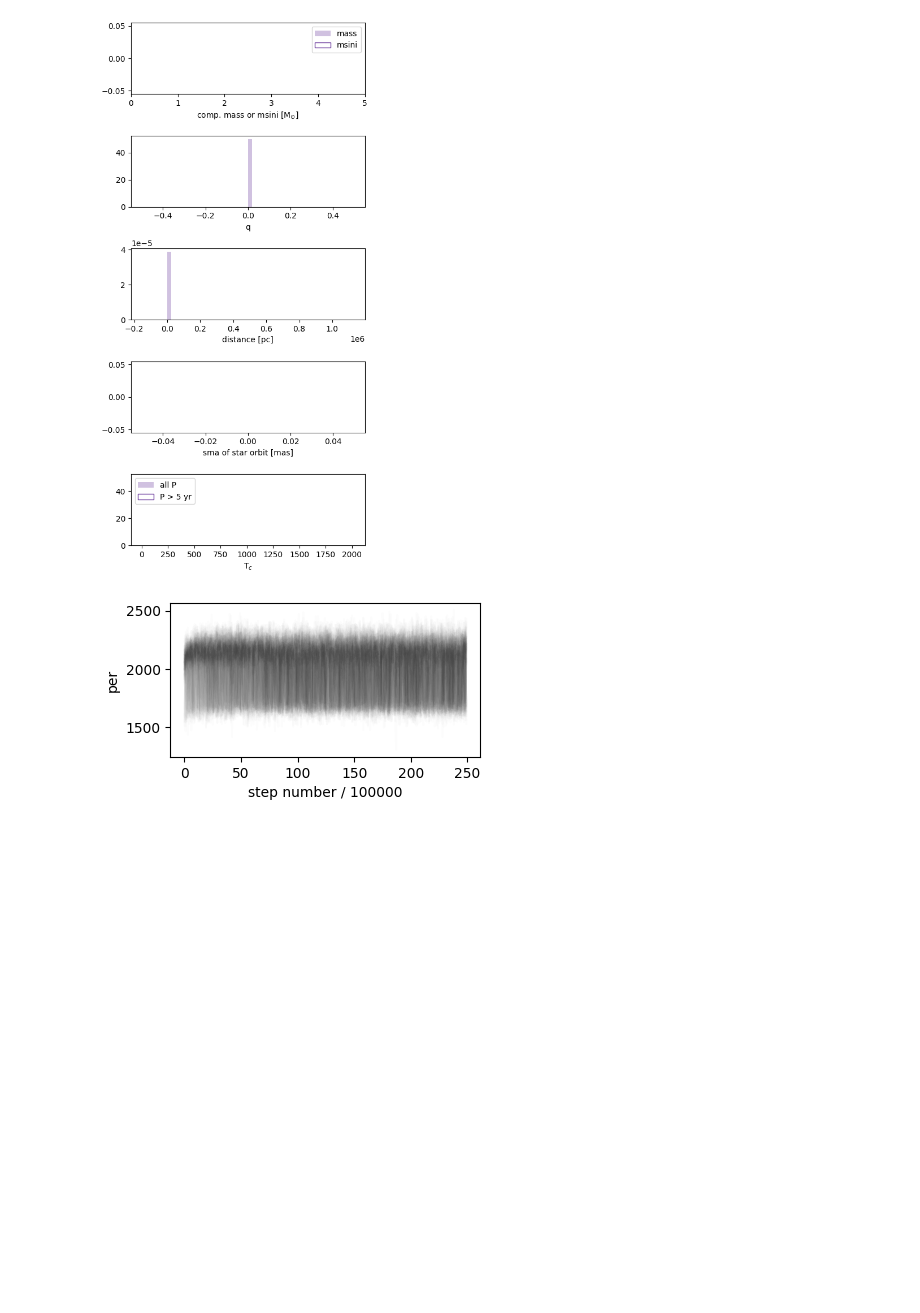
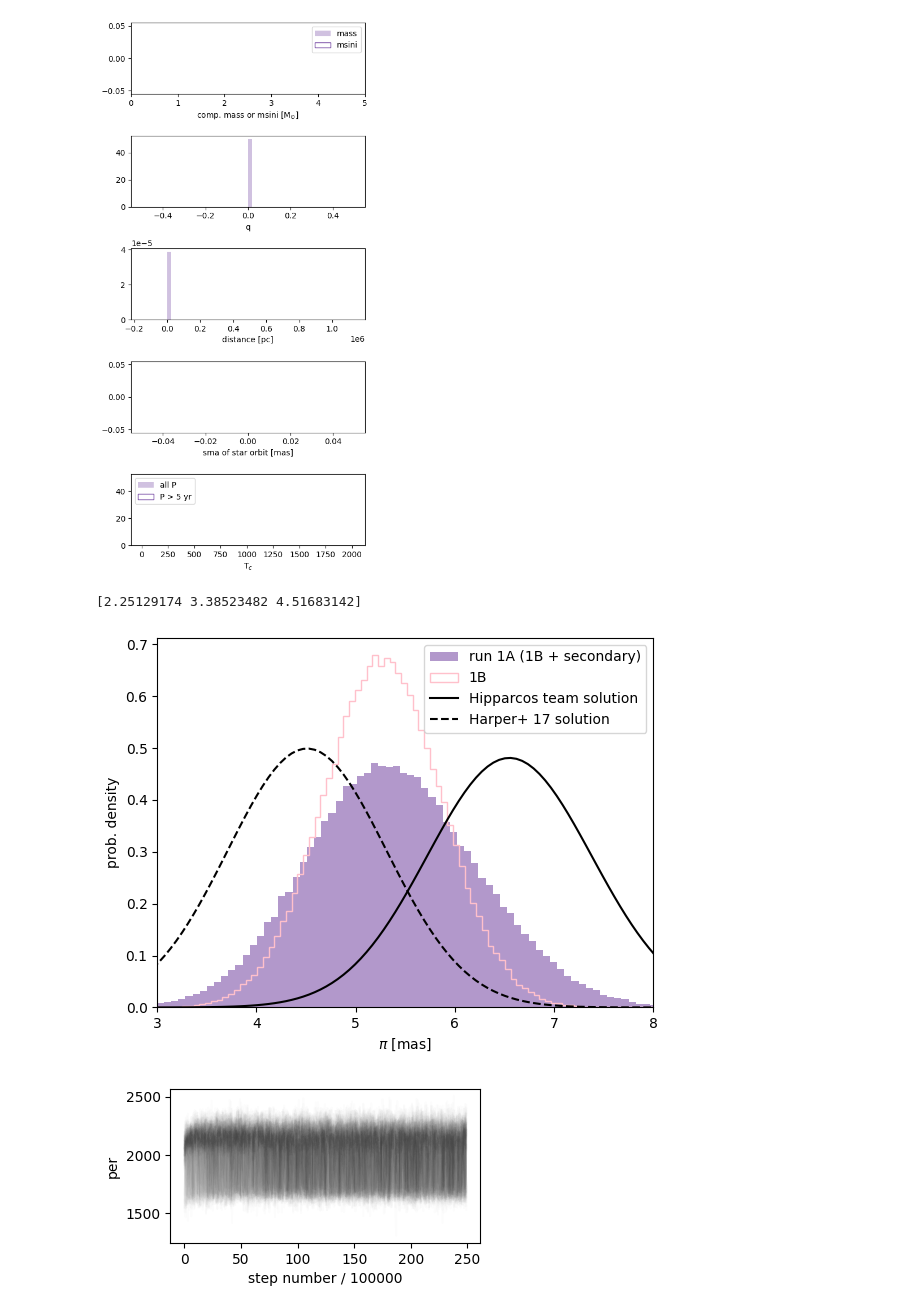
Before and after one commit to sblunt/betelgeuse, a Jupyter notebook: is_it_real.ipynb, the cells around one changed output. Drawn from its saved outputs; the diff is of its cells as text; code cells hidden in the pictures; blank space fills up the shorter version.

Commit message:
add parallax comparison plot

```diff
--- a/is_it_real.ipynb
+++ b/is_it_real.ipynb
@@ -202,6 +200,64 @@ plt.tight_layout()
 plt.savefig("{}/mass_period.png".format(savedir), dpi=250)
 # %% [output]
 [figure]
+# %%
+# compare distance for two different fits
+
+# fits to compare
+run1A = "planetTrue_dvdFalse_renormHIPFalse_fitradioTrue_fithipparcosTrue_burn100_total25000000"
+run1B = "planetFalse_dvdFalse_renormHIPFalse_fitradioTrue_fithipparcosTrue_burn100_total25000000"
+
+results_1B = results.Results()
+results_1B.load_results("results/{}.hdf5".format(run1B))
+
+results_1A = results.Results()
+results_1A.load_results("results/{}.hdf5".format(run1A))
+
+plt.figure()
+hts, bins, _ = plt.hist(
+    results_1A.post[:, beetle_results.system.param_idx["plx"]],
+    bins=100,
+    label="run 1A (1B + secondary)",
+    density=True,
+    color="rebeccapurple",
+    alpha=0.5,
+)
+hts, bins, _ = plt.hist(
+    results_1B.post[:, beetle_results.system.param_idx["plx"]],
+    bins=100,
+    label="1B",
+    density=True,
+    color="pink",
+    histtype="step",
+)
+
+# overplot Hipparcos team solution
+plt.plot(
+    bins,
+    stats.norm.pdf(bins, 6.55, 0.83),
+    label="Hipparcos team solution",
+    color="k",
+)
+plt.plot(
+    bins,
+    stats.norm.pdf(bins, 4.51, 0.80),
+    label="Harper+ 17 solution",
+    color="k",
+    ls="--",
+)
+plt.legend()
+plt.xlim(3, 8)
+plt.xlabel("$\pi$ [mas]")
+plt.ylabel("prob. density")
+plt.savefig("plots/plx_compare.png", dpi=250)
+
+plx_quantiles = np.quantile(
+    beetle_results.post[:, beetle_results.system.param_idx["plx"]], [0.16, 0.5, 0.84]
+)
+print(plx_quantiles)
+# %% [output]
+[2.25129174 3.38523482 4.51683142]
+[figure, added]
 # %%
 # make MCMC convergence plots
 params = {"per1": "per"}
```
Also changed, not shown: parts of 1 cell of this notebook, 1 other file.
